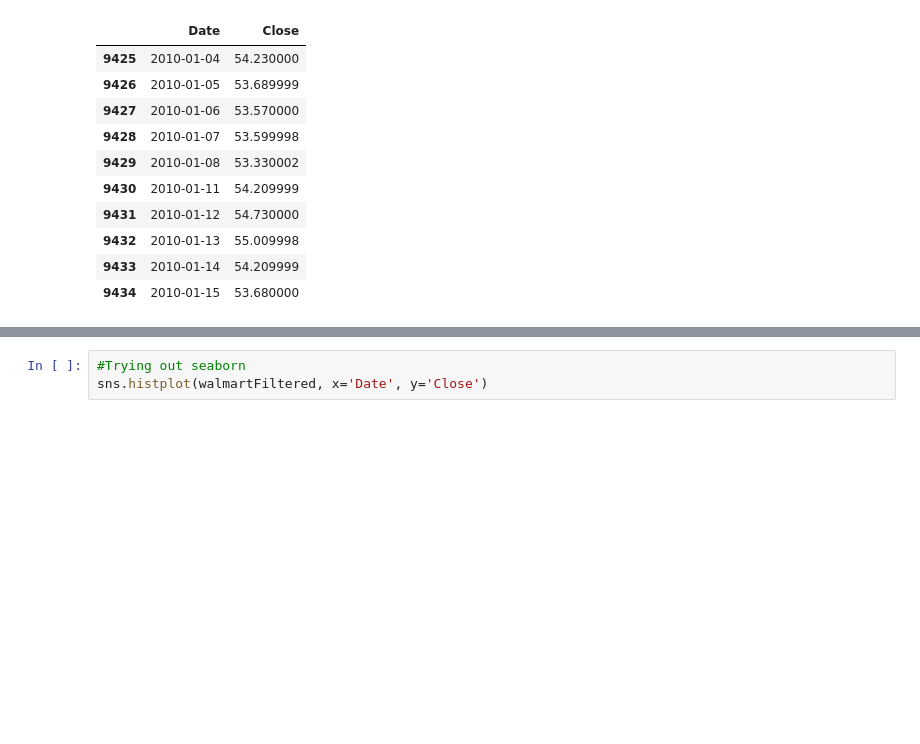
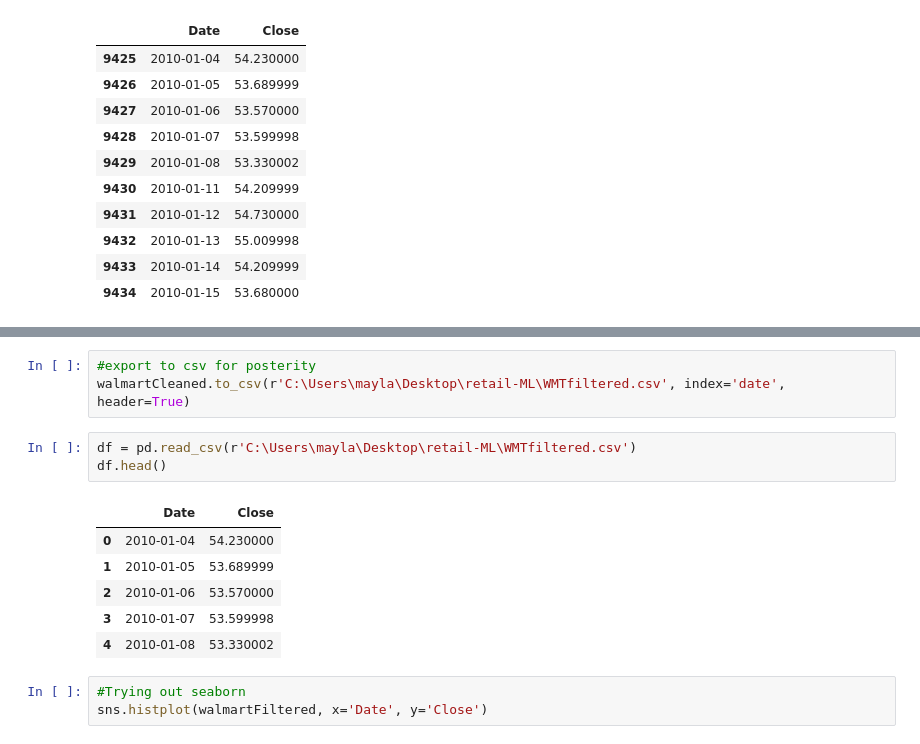
Before and after one commit to beckyydo/retail-machine-learning, a Jupyter notebook: Test_fbprophet.ipynb, the cells around one changed output, grey strips where cells are left out. Cells and saved outputs as stored; diff of their text form; blank space fills up the shorter version.

```diff
--- a/Test_fbprophet.ipynb
+++ b/Test_fbprophet.ipynb
@@ -103,3 +114,16 @@ walmartFiltered.head(10)
+# %%
+#export to csv for posterity
+walmartCleaned.to_csv(r'C:\Users\mayla\Desktop\retail-ML\WMTfiltered.csv', index='date', header=True)
+# %%
+df = pd.read_csv(r'C:\Users\mayla\Desktop\retail-ML\WMTfiltered.csv')
+df.head()
+# %% [output]
+|  | Date | Close |
+| 0 | 2010-01-04 | 54.230000 |
+| 1 | 2010-01-05 | 53.689999 |
+| 2 | 2010-01-06 | 53.570000 |
+| 3 | 2010-01-07 | 53.599998 |
+| 4 | 2010-01-08 | 53.330002 |
 # %%
 #Trying out seaborn
 sns.histplot(walmartFiltered, x='Date', y='Close')
```
Also changed, not shown: parts of 5 cells of this notebook.
